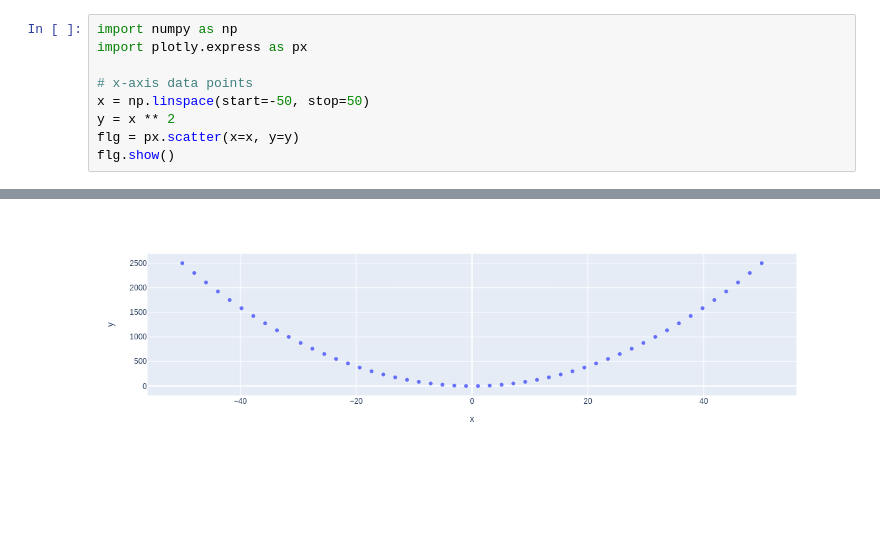
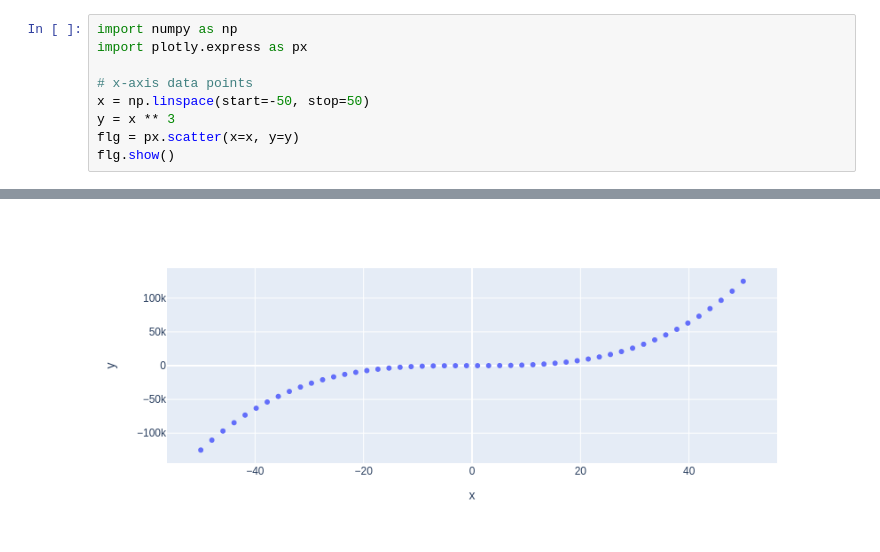
Before and after one commit to hezhenggang/my-notebooks-repo, a Jupyter notebook: experiment1.ipynb, the cells around one changed output, grey strips where cells are left out. Saved outputs shown, nothing was run; the diff lists cells and outputs as text; blank space fills up the shorter version.

```diff
--- a/experiment1.ipynb
+++ b/experiment1.ipynb
@@ -4,7 +4,7 @@ import plotly.express as px
 
 # x-axis data points
 x = np.linspace(start=-50, stop=50)
-y = x ** 2
+y = x ** 3
 flg = px.scatter(x=x, y=y)
 flg.show()
 # %% [output]
@@ -12 +11 @@ flg.show()
-[figure, old version]
+[figure, new version]
```
Also changed, not shown: parts of 1 cell of this notebook.
